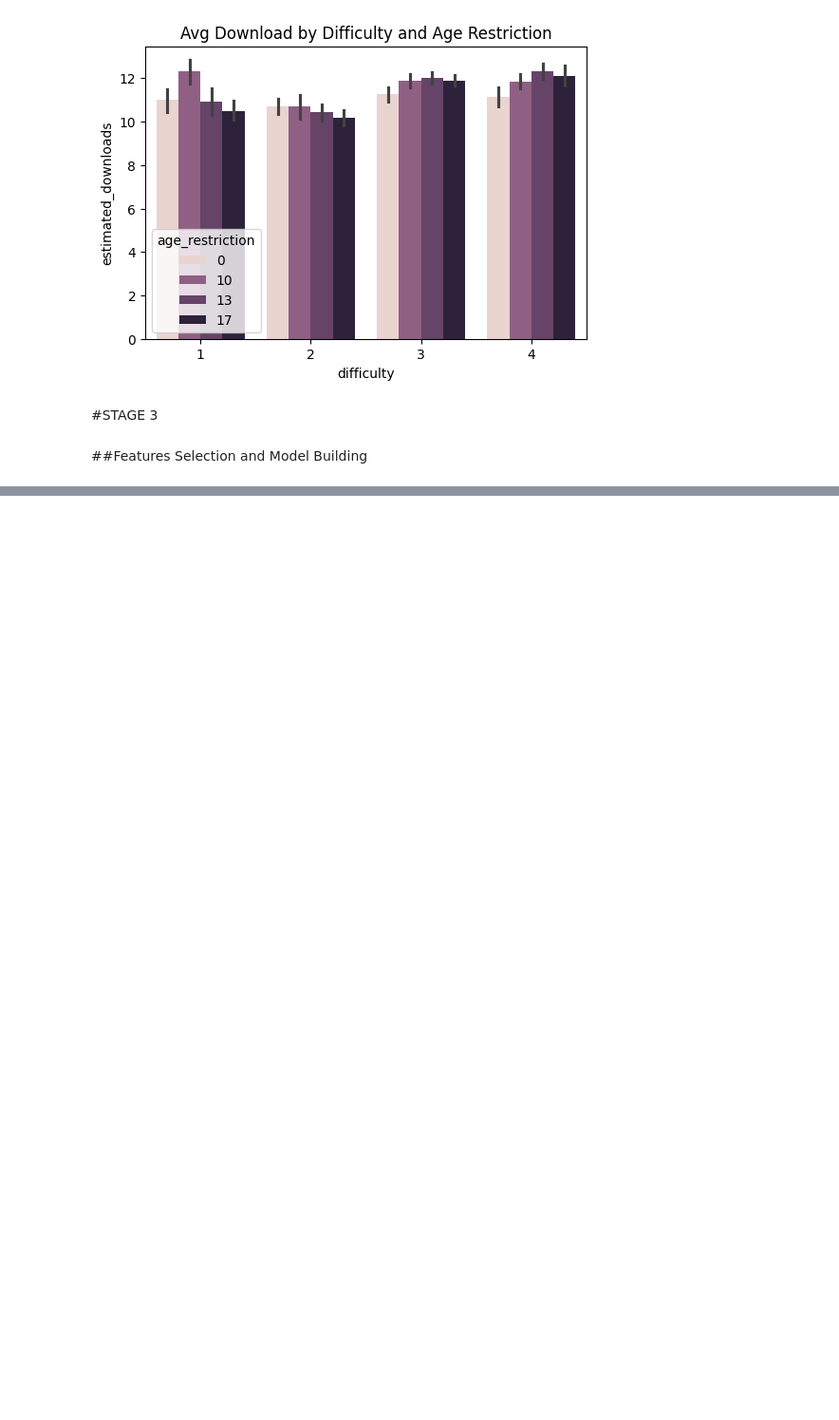
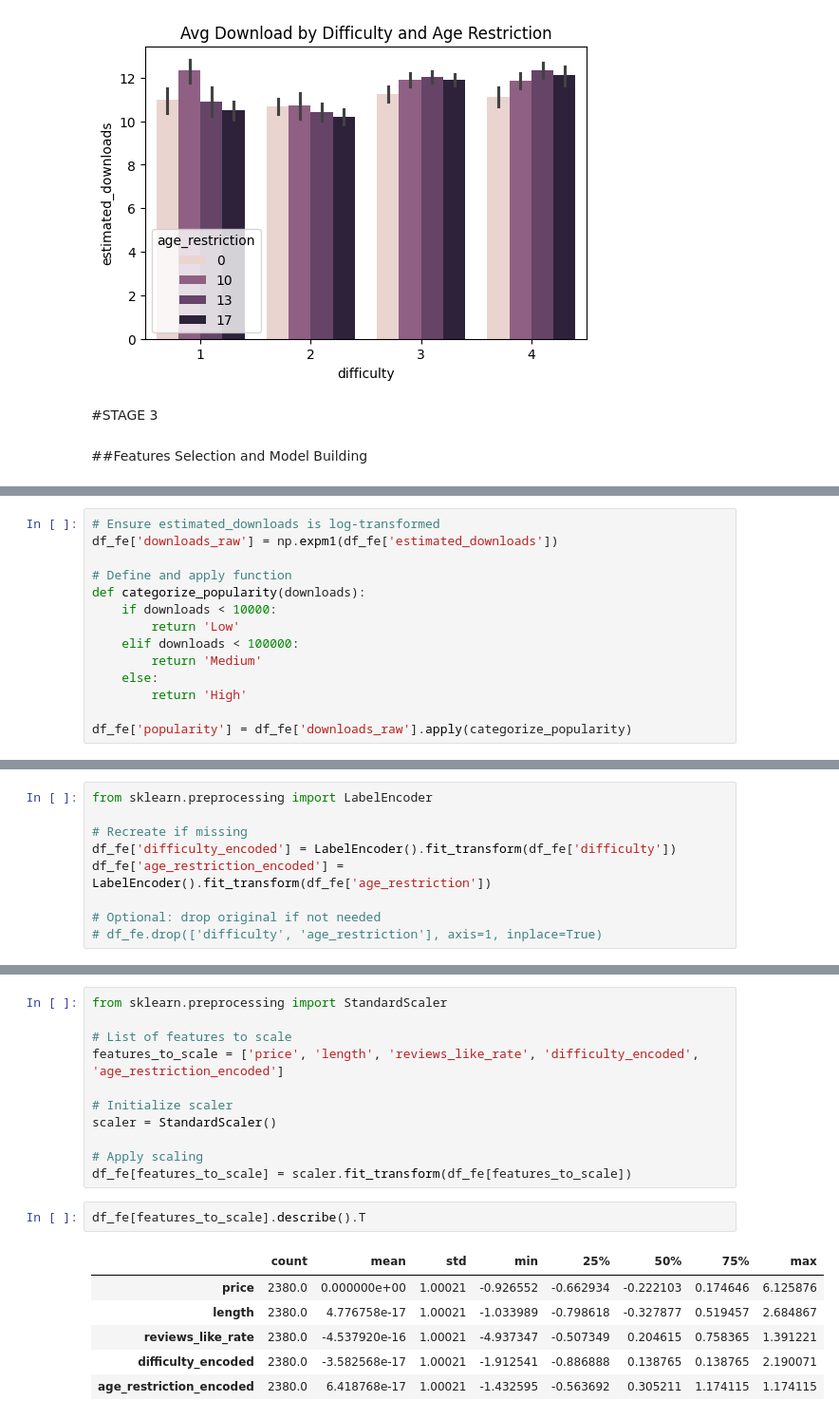
Before and after one commit to santhoshbaskar11/digital, a Jupyter notebook: Final_project_Ashif.ipynb, the cells around one changed output, grey strips where cells are left out. Shown at 95% size. Drawn from its saved outputs; the diff is of its cells as text; blank space fills up the shorter version.

```diff
--- a/Final_project_Ashif.ipynb
+++ b/Final_project_Ashif.ipynb
@@ -583,0 +496,14 @@ dtype: float64
+# %%
+# Ensure estimated_downloads is log-transformed
+df_fe['downloads_raw'] = np.expm1(df_fe['estimated_downloads'])
+
+# Define and apply function
+def categorize_popularity(downloads):
+    if downloads < 10000:
+        return 'Low'
+    elif downloads < 100000:
+        return 'Medium'
+    else:
+        return 'High'
+
+df_fe['popularity'] = df_fe['downloads_raw'].apply(categorize_popularity)
@@ -583,0 +519,9 @@ dtype: float64
+# %%
+from sklearn.preprocessing import LabelEncoder
+
+# Recreate if missing
+df_fe['difficulty_encoded'] = LabelEncoder().fit_transform(df_fe['difficulty'])
+df_fe['age_restriction_encoded'] = LabelEncoder().fit_transform(df_fe['age_restriction'])
+
+# Optional: drop original if not needed
+# df_fe.drop(['difficulty', 'age_restriction'], axis=1, inplace=True)
@@ -583,0 +571,20 @@ dtype: float64
+# %%
+from sklearn.preprocessing import StandardScaler
+
+# List of features to scale
+features_to_scale = ['price', 'length', 'reviews_like_rate', 'difficulty_encoded', 'age_restriction_encoded']
+
+# Initialize scaler
+scaler = StandardScaler()
+
+# Apply scaling
+df_fe[features_to_scale] = scaler.fit_transform(df_fe[features_to_scale])
+# %%
+df_fe[features_to_scale].describe().T
+# %% [output]
+|  | count | mean | std | min | 25% | 50% | 75% | max |
+| price | 2380.0 | 0.000000e+00 | 1.00021 | -0.926552 | -0.662934 | -0.222103 | 0.174646 | 6.125876 |
+| length | 2380.0 | 4.776758e-17 | 1.00021 | -1.033989 | -0.798618 | -0.327877 | 0.519457 | 2.684867 |
+| reviews_like_rate | 2380.0 | -4.537920e-16 | 1.00021 | -4.937347 | -0.507349 | 0.204615 | 0.758365 | 1.391221 |
+| difficulty_encoded | 2380.0 | -3.582568e-17 | 1.00021 | -1.912541 | -0.886888 | 0.138765 | 0.138765 | 2.190071 |
+| age_restriction_encoded | 2380.0 | 6.418768e-17 | 1.00021 | -1.432595 | -0.563692 | 0.305211 | 1.174115 | 1.174115 |
```
Also changed, not shown: parts of 20 cells of this notebook.
